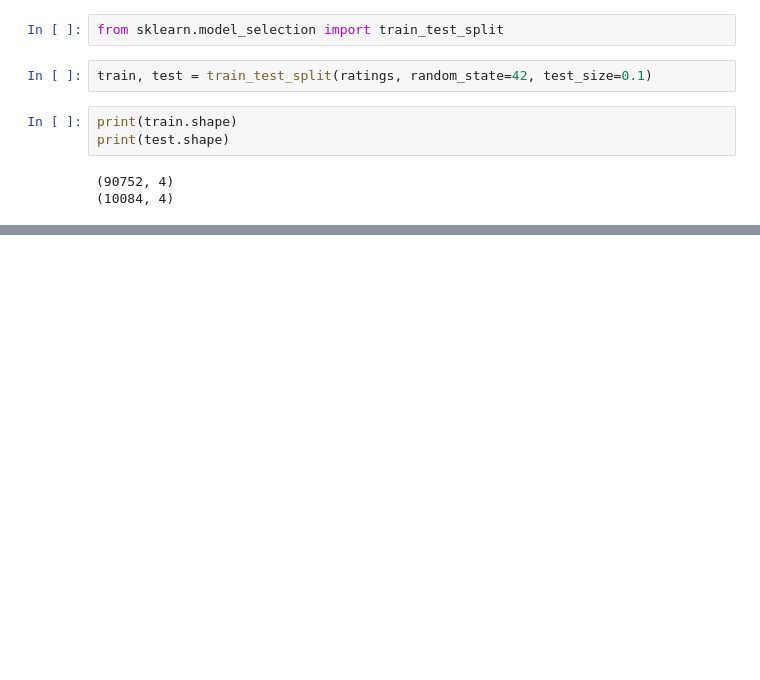
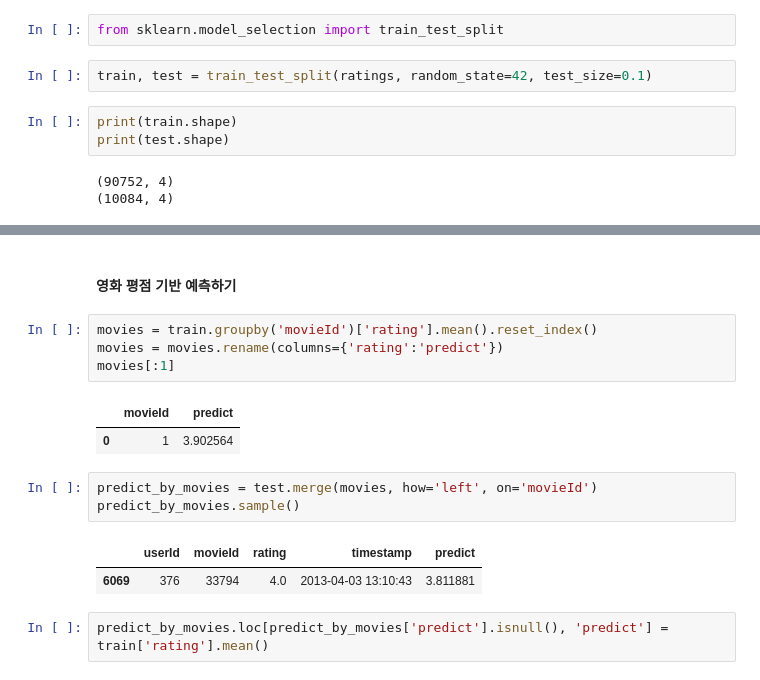
Before and after one commit to sangjinsu/recommendation-system, a Jupyter notebook: simple_recommedation.ipynb, the cells around one changed output, grey strips where cells are left out. Saved outputs shown, nothing was run; the diff lists cells and outputs as text; blank space fills up the shorter version.

```diff
--- a/simple_recommedation.ipynb
+++ b/simple_recommedation.ipynb
@@ -86,0 +186,17 @@ print(test.shape)
+# %% [markdown]
+#### 영화 평점 기반 예측하기
+# %%
+movies = train.groupby('movieId')['rating'].mean().reset_index()
+movies = movies.rename(columns={'rating':'predict'})
+movies[:1]
+# %% [output]
+|  | movieId | predict |
+| 0 | 1 | 3.902564 |
+# %%
+predict_by_movies = test.merge(movies, how='left', on='movieId')
+predict_by_movies.sample()
+# %% [output]
+|  | userId | movieId | rating | timestamp | predict |
+| 6069 | 376 | 33794 | 4.0 | 2013-04-03 13:10:43 | 3.811881 |
+# %%
+predict_by_movies.loc[predict_by_movies['predict'].isnull(), 'predict'] = train['rating'].mean()
```
Also changed, not shown: parts of 21 cells of this notebook.
